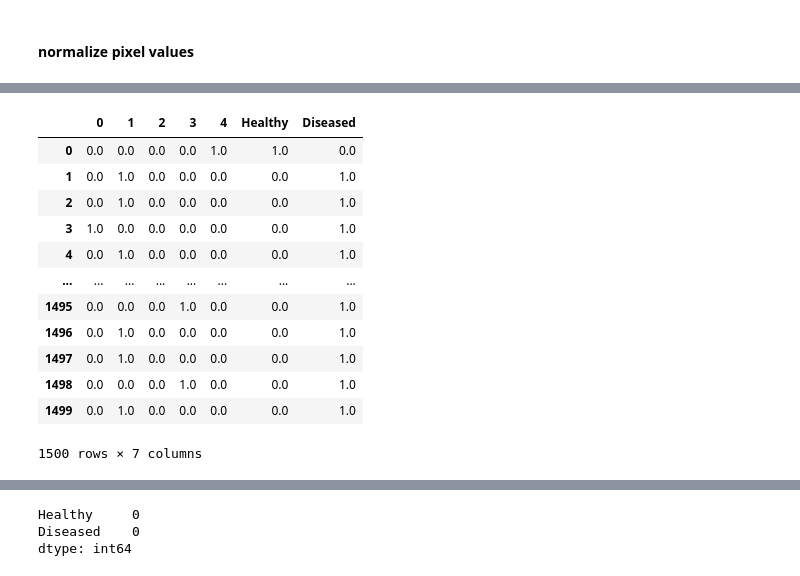
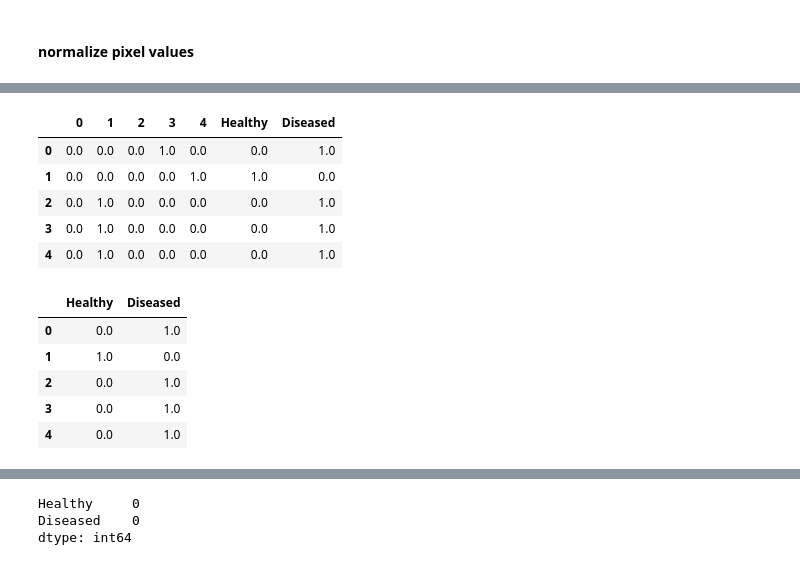
Before and after one commit to lalynjay/cassava_classification, a Jupyter notebook: best_models.ipynb, the cells around one changed output, grey strips where cells are left out. Drawn from its saved outputs; the diff is of its cells as text; code cells hidden in the pictures.

```diff
--- a/best_models.ipynb
+++ b/best_models.ipynb
@@ -151,22 +251,25 @@ new
 # %%
-new.loc[new[4]==1,"Healthy"]=1
-new.loc[new[4]==0,"Healthy"]=0
-new.loc[new[4]==1,"Diseased"]=0
-new.loc[new[4]==0,"Diseased"]=1
-new
+# add column for diseased and healthy
+df.loc[df[4]==1,"Healthy"]=1
+df.loc[df[4]==0,"Healthy"]=0
+df.loc[df[4]==1,"Diseased"]=0
+df.loc[df[4]==0,"Diseased"]=1
+df.head()
 # %% [output]
 |  | 0 | 1 | 2 | 3 | 4 | Healthy | Diseased |
-| 0 | 0.0 | 0.0 | 0.0 | 0.0 | 1.0 | 1.0 | 0.0 |
-| 1 | 0.0 | 1.0 | 0.0 | 0.0 | 0.0 | 0.0 | 1.0 |
+| 0 | 0.0 | 0.0 | 0.0 | 1.0 | 0.0 | 0.0 | 1.0 |
+| 1 | 0.0 | 0.0 | 0.0 | 0.0 | 1.0 | 1.0 | 0.0 |
 | 2 | 0.0 | 1.0 | 0.0 | 0.0 | 0.0 | 0.0 | 1.0 |
-| 3 | 1.0 | 0.0 | 0.0 | 0.0 | 0.0 | 0.0 | 1.0 |
+| 3 | 0.0 | 1.0 | 0.0 | 0.0 | 0.0 | 0.0 | 1.0 |
 | 4 | 0.0 | 1.0 | 0.0 | 0.0 | 0.0 | 0.0 | 1.0 |
-| ... | ... | ... | ... | ... | ... | ... | ... |
-| 1495 | 0.0 | 0.0 | 0.0 | 1.0 | 0.0 | 0.0 | 1.0 |
-| 1496 | 0.0 | 1.0 | 0.0 | 0.0 | 0.0 | 0.0 | 1.0 |
-| 1497 | 0.0 | 1.0 | 0.0 | 0.0 | 0.0 | 0.0 | 1.0 |
-| 1498 | 0.0 | 0.0 | 0.0 | 1.0 | 0.0 | 0.0 | 1.0 |
-| 1499 | 0.0 | 1.0 | 0.0 | 0.0 | 0.0 | 0.0 | 1.0 |
-1500 rows × 7 columns
 # %%
-new.drop([0, 1, 2, 3, 4], axis=1, inplace=True)
+#drop other columns and preview
+df.drop([0, 1, 2, 3, 4], axis=1, inplace=True)
+df.head()
+# %% [output]
+|  | Healthy | Diseased |
+| 0 | 0.0 | 1.0 |
+| 1 | 1.0 | 0.0 |
+| 2 | 0.0 | 1.0 |
+| 3 | 0.0 | 1.0 |
+| 4 | 0.0 | 1.0 |
```
Also changed, not shown: parts of 120 cells of this notebook, 1 other file.
